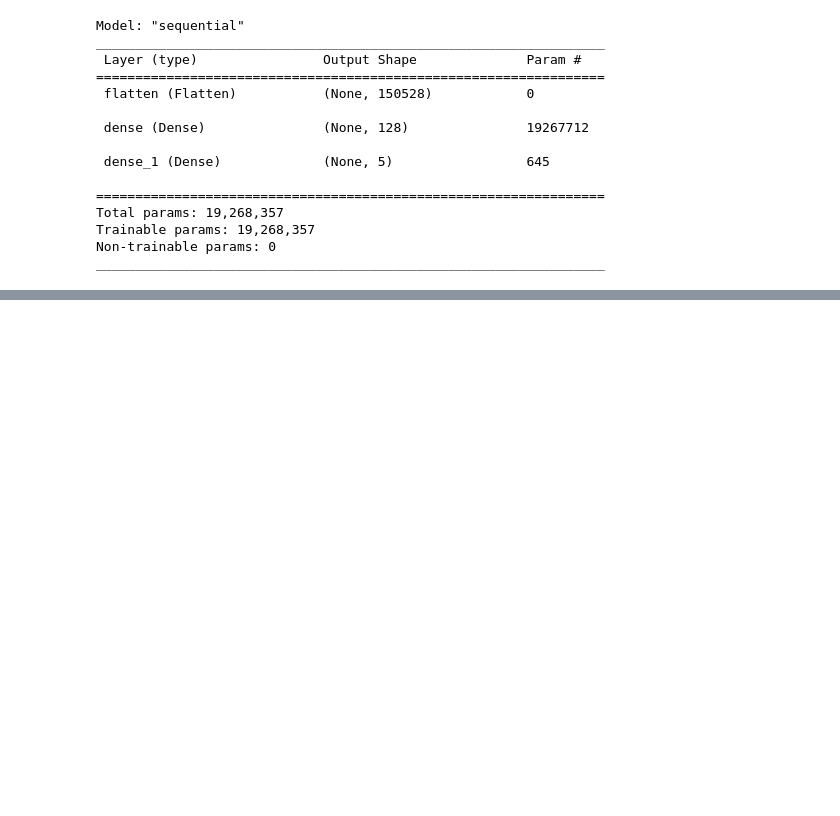
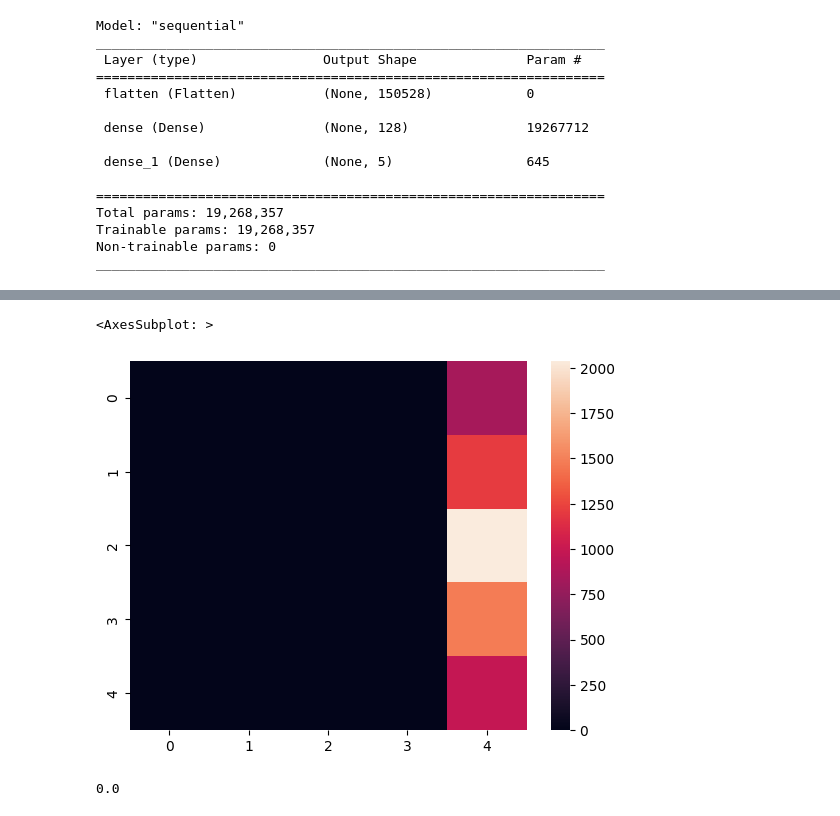
Before and after one commit to niteshgupta2711/XRAY_Classification, a Jupyter notebook: notebooks/protoypes.ipynb, the cells around one changed output, grey strips where cells are left out. Cells and saved outputs as stored; diff of their text form; code cells hidden in the pictures; blank space fills up the shorter version.

```diff
--- a/notebooks/protoypes.ipynb
+++ b/notebooks/protoypes.ipynb
@@ -251,5 +251,21 @@ Trainable params: 19,268,357
 Non-trainable params: 0
 _________________________________________________________________
 # %%
-dataset.element_spec
+import numpy as np
+yTrue,ypred=[],[]
+for batch in dataset:
+    #
+    # batch[1]
+    #print(np.argmax(model(batch[0]).numpy(),axis=1).shape)
+    #print(tf.keras.metrics.sparse_categorical_accuracy(batch[1].numpy().reshape(-1)),np.argmax(model(batch[0]).numpy(),axis=1))
+    #tf.keras.metrics.Accuracy
+    #print(tf.keras.metrics.categorical_accuracy(batch[1].numpy().reshape(-1),np.argmax(model(batch[0].numpy()),axis=1).reshape(-1)))
+
+    #              print(np.argmax(model(batch[0].numpy()),axis=1).reshape(-1))
+    #print(batch[1].numpy().reshape(-1))
+    #print(np.argmax(model(batch[0]).numpy(),axis=1))
+    #from sklearn.metrics import accuracy_score,confusion_matrix
+    #print(accuracy_score(y_true=batch[1].numpy().reshape(-1),y_pred=np.argmax(model(batch[0].numpy()),axis=1).reshape(-1)))
+    yTrue+=batch[1].numpy().reshape(-1).tolist()
+    ypred+=np.argmax(model(batch[0].numpy()),axis=1).reshape(-1).tolist()
 # %% [output]
@@ -264,0 +296,7 @@ m.build([None, 224, 224, 3])  # Batch input shape.
+# %%
+from sklearn.metrics import confusion_matrix
+import seaborn as sns
+sns.heatmap(confusion_matrix(yTrue,ypred))
+# %% [output]
+<AxesSubplot: >
+[figure, added]
@@ -264,0 +318,5 @@ m.build([None, 224, 224, 3])  # Batch input shape.
+# %%
+m.update_state(yTrue, ypred)
+m.result().numpy()
+# %% [output]
+0.0
```
Also changed, not shown: parts of 9 cells of this notebook, 10 other files.
